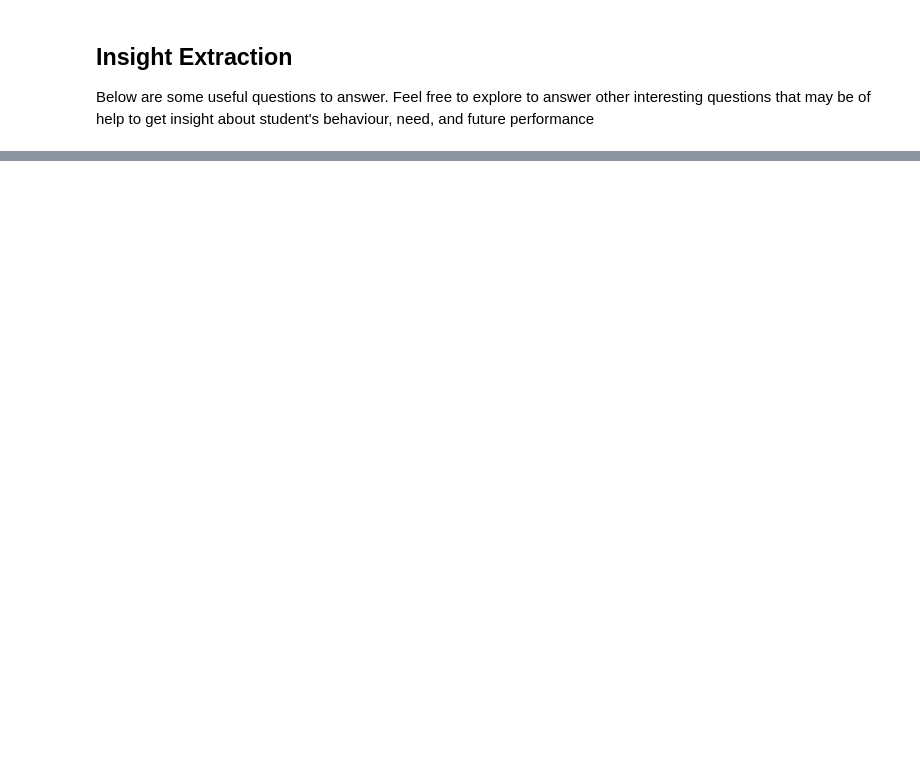
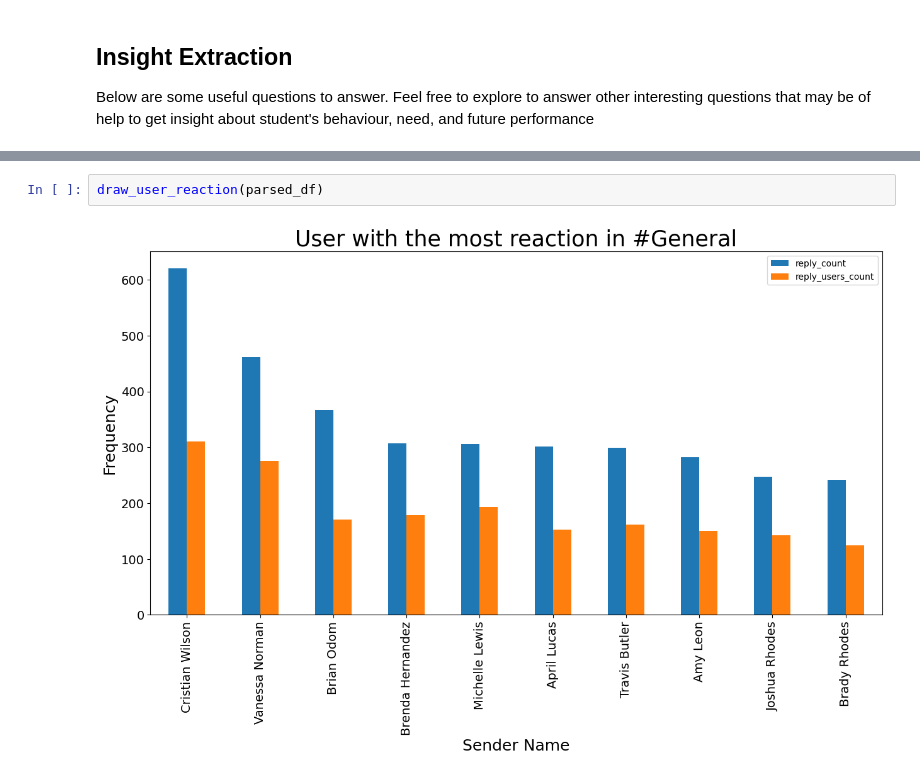
Before and after one commit to aronsinkie/week0_starter_network_analysis, a Jupyter notebook: notebooks/parse_slack_data.ipynb, the cells around one changed output, grey strips where cells are left out. Drawn from its saved outputs; the diff is of its cells as text; blank space fills up the shorter version.

```diff
--- a/notebooks/parse_slack_data.ipynb
+++ b/notebooks/parse_slack_data.ipynb
@@ -350,0 +142,4 @@ NameError: name 'data' is not defined
+# %%
+draw_user_reaction(parsed_df)
+# %% [output]
+[figure, added]
```
Also changed, not shown: parts of 46 cells of this notebook, 2 other files.
